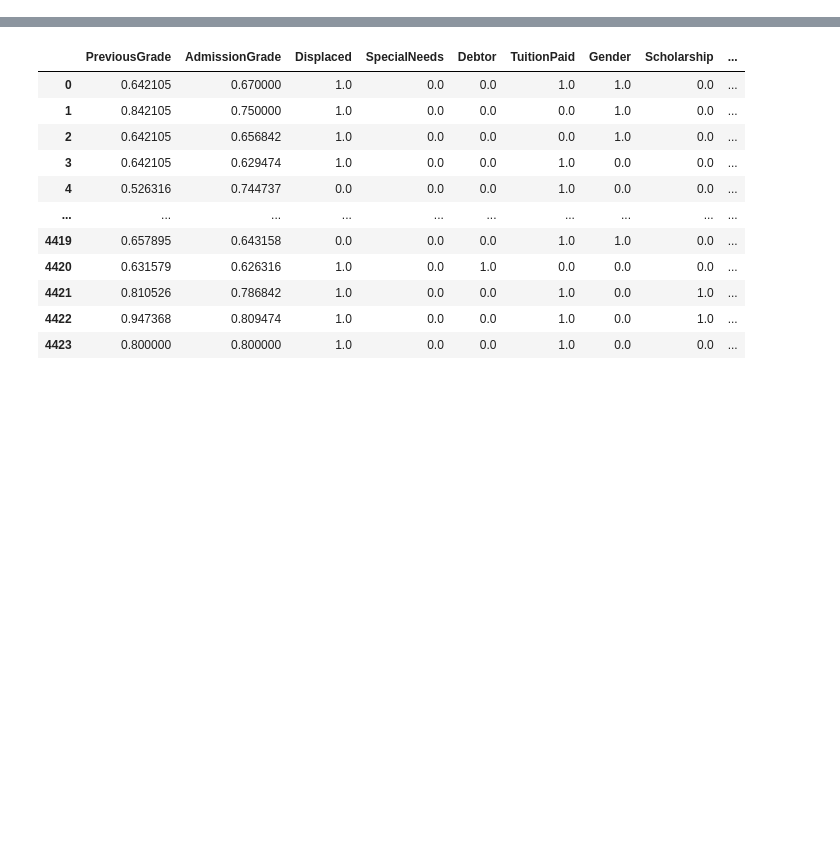
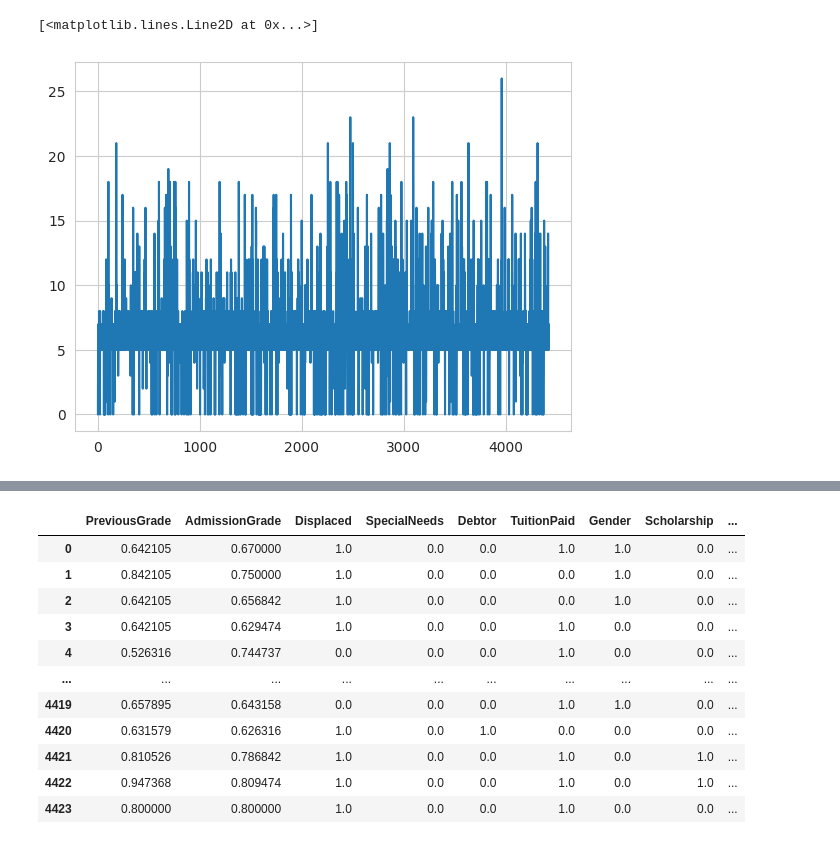
Before and after one commit to a-krawciw/groupyr, a Jupyter notebook: class_proj/student_g_lasso_notebook.ipynb, the cells around one changed output, grey strips where cells are left out. Cells and saved outputs as stored; diff of their text form; code cells hidden in the pictures; blank space fills up the shorter version.

```diff
--- a/class_proj/student_g_lasso_notebook.ipynb
+++ b/class_proj/student_g_lasso_notebook.ipynb
@@ -29,2 +85,7 @@ def create_groups_from_1hot(data_frame: pd.DataFrame):
 # %%
 kid_data = pd.read_csv("data.csv", delimiter=";")
+# %%
+plt.plot(kid_data['Curricular units 1st sem (enrolled)'])
+# %% [output]
+[<matplotlib.lines.Line2D at 0x...>]
+[figure, added]
```
Also changed, not shown: parts of 23 cells of this notebook, 3 other files.
